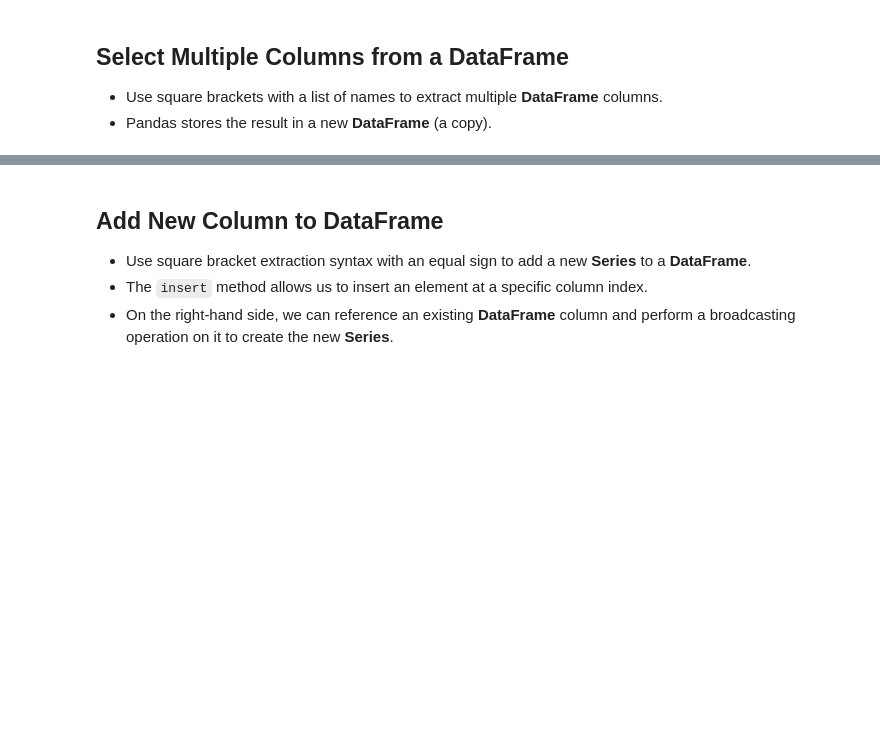
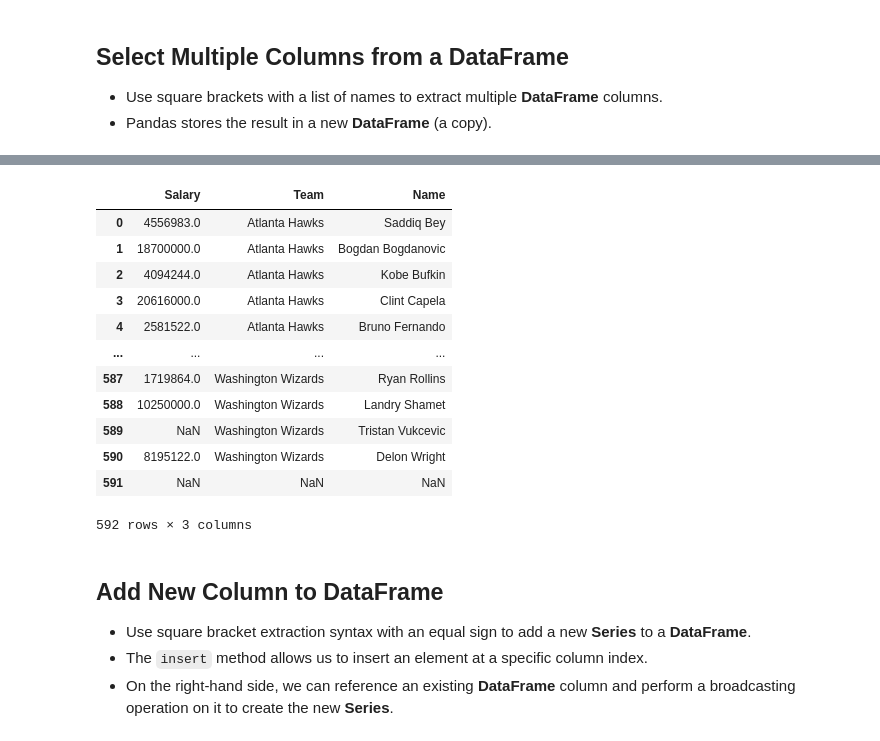
Before and after one commit to kon-mat/DataAnalysis, a Jupyter notebook: Python/Udemy/DataAnalysisWithPandasAndPython/Complete/04 - DataFrames I - Introduction.ipynb, the cells around one changed output, grey strips where cells are left out. Drawn from its saved outputs; the diff is of its cells as text; code cells hidden in the pictures; blank space fills up the shorter version.

```diff
--- a/Python/Udemy/DataAnalysisWithPandasAndPython/Complete/04 - DataFrames I - Introduction.ipynb
+++ b/Python/Udemy/DataAnalysisWithPandasAndPython/Complete/04 - DataFrames I - Introduction.ipynb
@@ -237,3 +366,6 @@ revenue.sum(axis="columns").sum()
 ## Select Multiple Columns from a DataFrame
 - Use square brackets with a list of names to extract multiple **DataFrame** columns.
 - Pandas stores the result in a new **DataFrame** (a copy).
+# %%
+nba = pd.read_csv("nba.csv")
+nba.head()
@@ -240,3 +398,21 @@ revenue.sum(axis="columns").sum()
+# %%
+# nazwy kolumn możemy przechowywać w zmiennej
+columns_to_select = ["Salary", "Team", "Name"]
+nba[columns_to_select]
+# %% [output]
+|  | Salary | Team | Name |
+| 0 | 4556983.0 | Atlanta Hawks | Saddiq Bey |
+| 1 | 18700000.0 | Atlanta Hawks | Bogdan Bogdanovic |
+| 2 | 4094244.0 | Atlanta Hawks | Kobe Bufkin |
+| 3 | 20616000.0 | Atlanta Hawks | Clint Capela |
+| 4 | 2581522.0 | Atlanta Hawks | Bruno Fernando |
+| ... | ... | ... | ... |
+| 587 | 1719864.0 | Washington Wizards | Ryan Rollins |
+| 588 | 10250000.0 | Washington Wizards | Landry Shamet |
+| 589 | NaN | Washington Wizards | Tristan Vukcevic |
+| 590 | 8195122.0 | Washington Wizards | Delon Wright |
+| 591 | NaN | NaN | NaN |
+592 rows × 3 columns
 # %% [markdown]
 ## Add New Column to DataFrame
 - Use square bracket extraction syntax with an equal sign to add a new **Series** to a **DataFrame**.
```
Also changed, not shown: parts of 14 cells of this notebook.
